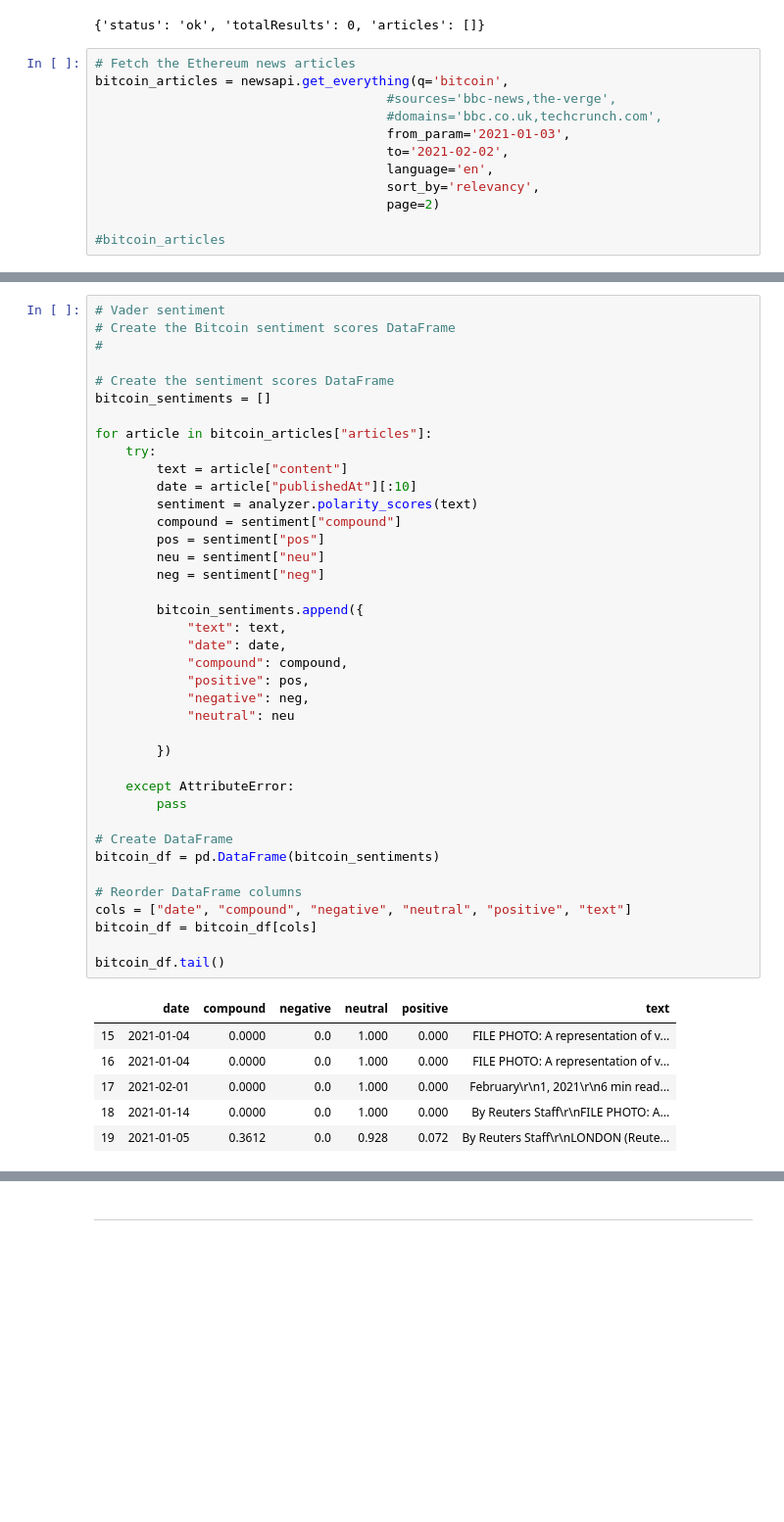
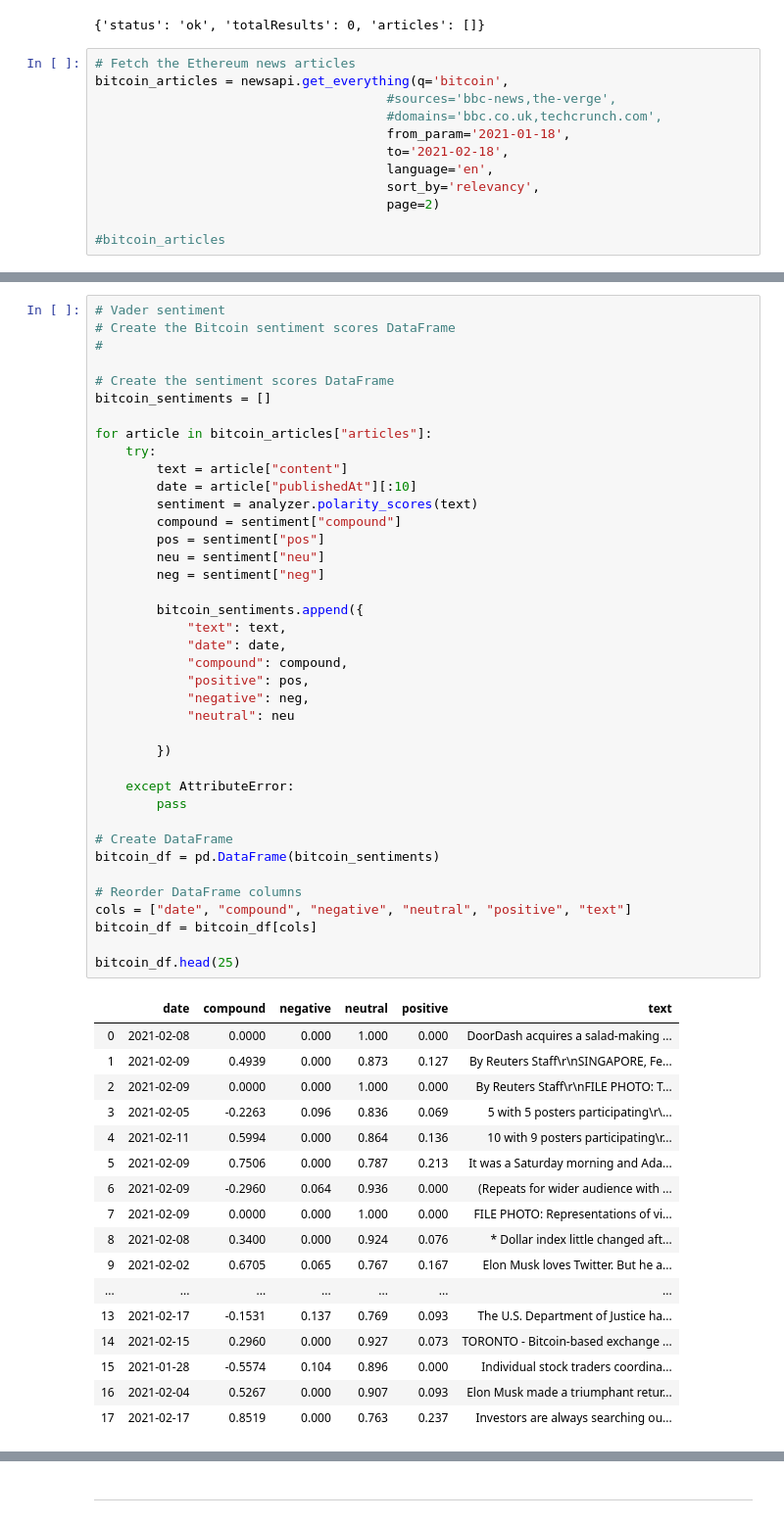
Before and after one commit to GonzaloGarciaContreras/hw12-nlp, a Jupyter notebook: code/crypto_sentiment_ggc.ipynb, the cells around one changed output, grey strips where cells are left out. Shown at 98% size. Cells and saved outputs as stored; diff of their text form; blank space fills up the shorter version.

```diff
--- a/code/crypto_sentiment_ggc.ipynb
+++ b/code/crypto_sentiment_ggc.ipynb
@@ -103,8 +111,8 @@ ethereum_headlines
 bitcoin_articles = newsapi.get_everything(q='bitcoin',
                                       #sources='bbc-news,the-verge',
                                       #domains='bbc.co.uk,techcrunch.com',
-                                      from_param='2021-01-03',
-                                      to='2021-02-02',
+                                      from_param='2021-01-18',
+                                      to='2021-02-18',
                                       language='en',
                                       sort_by='relevancy',
                                       page=2)
@@ -135,38 +143,49 @@ for article in bitcoin_articles["articles"]:
         text = article["content"]
         date = article["publishedAt"][:10]
         sentiment = analyzer.polarity_scores(text)
         compound = sentiment["compound"]
         pos = sentiment["pos"]
         neu = sentiment["neu"]
         neg = sentiment["neg"]
 
         bitcoin_sentiments.append({
             "text": text,
             "date": date,
             "compound": compound,
             "positive": pos,
             "negative": neg,
             "neutral": neu
 
         })
 
     except AttributeError:
         pass
 
 # Create DataFrame
 bitcoin_df = pd.DataFrame(bitcoin_sentiments)
 
 # Reorder DataFrame columns
 cols = ["date", "compound", "negative", "neutral", "positive", "text"]
 bitcoin_df = bitcoin_df[cols]
 
-bitcoin_df.tail()
+bitcoin_df.head(25)
 # %% [output]
 |  | date | compound | negative | neutral | positive | text |
-| 15 | 2021-01-04 | 0.0000 | 0.0 | 1.000 | 0.000 | FILE PHOTO: A representation of v... |
-| 16 | 2021-01-04 | 0.0000 | 0.0 | 1.000 | 0.000 | FILE PHOTO: A representation of v... |
-| 17 | 2021-02-01 | 0.0000 | 0.0 | 1.000 | 0.000 | February\r\n1, 2021\r\n6 min read... |
-| 18 | 2021-01-14 | 0.0000 | 0.0 | 1.000 | 0.000 | By Reuters Staff\r\nFILE PHOTO: A... |
-| 19 | 2021-01-05 | 0.3612 | 0.0 | 0.928 | 0.072 | By Reuters Staff\r\nLONDON (Reute... |
+| 0 | 2021-02-08 | 0.0000 | 0.000 | 1.000 | 0.000 | DoorDash acquires a salad-making ... |
+| 1 | 2021-02-09 | 0.4939 | 0.000 | 0.873 | 0.127 | By Reuters Staff\r\nSINGAPORE, Fe... |
+| 2 | 2021-02-09 | 0.0000 | 0.000 | 1.000 | 0.000 | By Reuters Staff\r\nFILE PHOTO: T... |
+| 3 | 2021-02-05 | -0.2263 | 0.096 | 0.836 | 0.069 | 5 with 5 posters participating\r\... |
+| 4 | 2021-02-11 | 0.5994 | 0.000 | 0.864 | 0.136 | 10 with 9 posters participating\r... |
+| 5 | 2021-02-09 | 0.7506 | 0.000 | 0.787 | 0.213 | It was a Saturday morning and Ada... |
+| 6 | 2021-02-09 | -0.2960 | 0.064 | 0.936 | 0.000 | (Repeats for wider audience with ... |
+| 7 | 2021-02-09 | 0.0000 | 0.000 | 1.000 | 0.000 | FILE PHOTO: Representations of vi... |
+| 8 | 2021-02-08 | 0.3400 | 0.000 | 0.924 | 0.076 | * Dollar index little changed aft... |
+| 9 | 2021-02-02 | 0.6705 | 0.065 | 0.767 | 0.167 | Elon Musk loves Twitter. But he a... |
+| ... | ... | ... | ... | ... | ... | ... |
+| 13 | 2021-02-17 | -0.1531 | 0.137 | 0.769 | 0.093 | The U.S. Department of Justice ha... |
+| 14 | 2021-02-15 | 0.2960 | 0.000 | 0.927 | 0.073 | TORONTO - Bitcoin-based exchange ... |
+| 15 | 2021-01-28 | -0.5574 | 0.104 | 0.896 | 0.000 | Individual stock traders coordina... |
+| 16 | 2021-02-04 | 0.5267 | 0.000 | 0.907 | 0.093 | Elon Musk made a triumphant retur... |
+| 17 | 2021-02-17 | 0.8519 | 0.000 | 0.763 | 0.237 | Investors are always searching ou... |
 # %%
 # Vader sentiment
```
Also changed, not shown: parts of 13 cells of this notebook.
